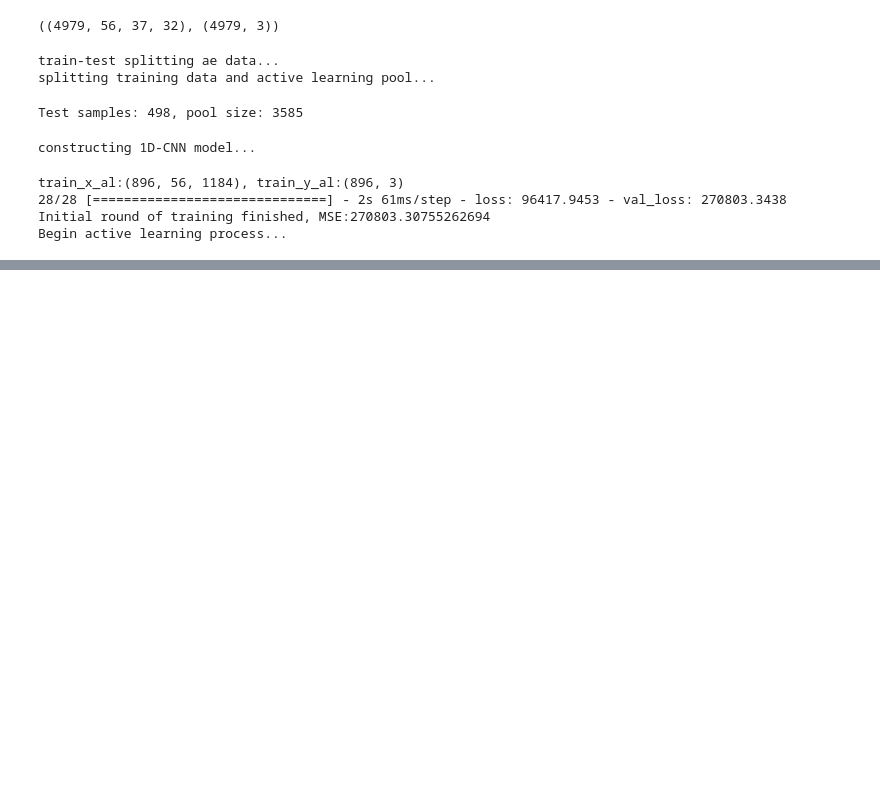
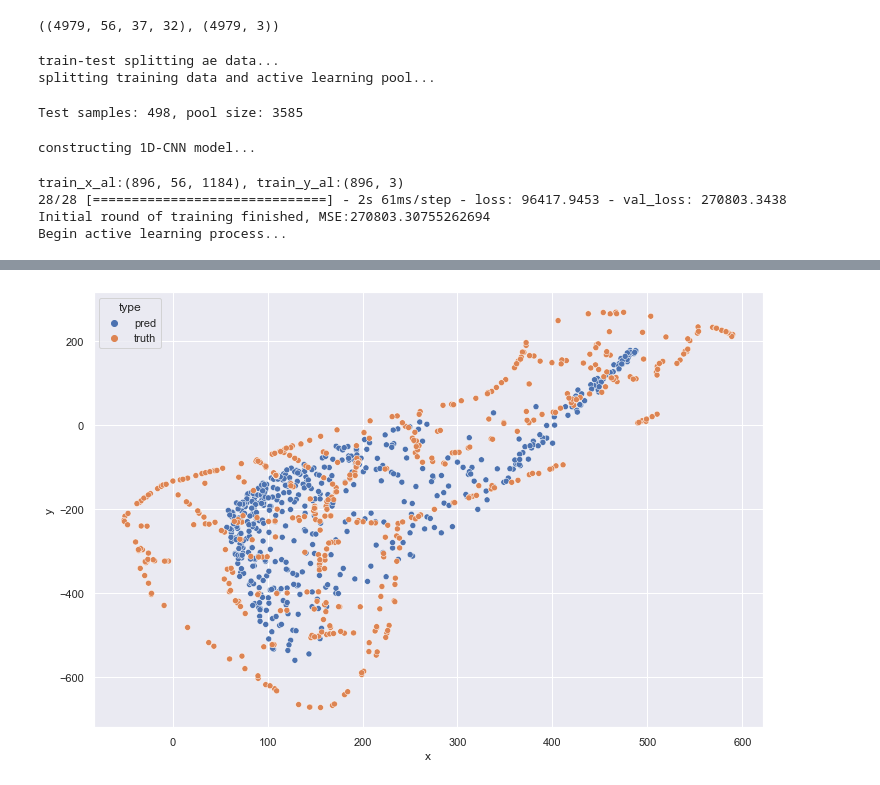
Before and after one commit to telenovelachuan/data_science, a Jupyter notebook: master_project/new_qs.ipynb, the cells around one changed output, grey strips where cells are left out. Saved outputs shown, nothing was run; the diff lists cells and outputs as text; code cells hidden in the pictures; blank space fills up the shorter version.

```diff
--- a/master_project/new_qs.ipynb
+++ b/master_project/new_qs.ipynb
@@ -181,0 +308,21 @@ active learning for 1700 epochs
+# %%
+def analyze_predictions(y_test, x_test=None, file=None, model=None):
+    if x_test is not None:
+        preds = model.predict(x_test)
+        preds = pd.DataFrame(preds, columns=["x", "y", "z"])
+    else:
+        preds = pd.read_csv(f"preds/{file}")
+    preds = preds[["x", "y", "z"]]
+    preds["type"] = "pred"
+    truth = pd.DataFrame(y_test, columns=["x", "y", "z"])
+    truth = truth[["x", "y", "z"]]
+    truth["type"] = "truth"
+    concat = pd.concat([preds, truth], ignore_index=True)
+    sns.set()
+    plt.figure(figsize=(12, 8))
+    concat = concat[concat["x"]<1000]
+    sns.scatterplot(x="x", y="y", data=concat, hue="type")
+
+analyze_predictions(y_test_ae_cnn, file="cnn_ae_al1_lb_all_preds.csv")
+# %% [output]
+[figure, added]
```
Also changed, not shown: parts of 13 cells of this notebook, 8 other files.
